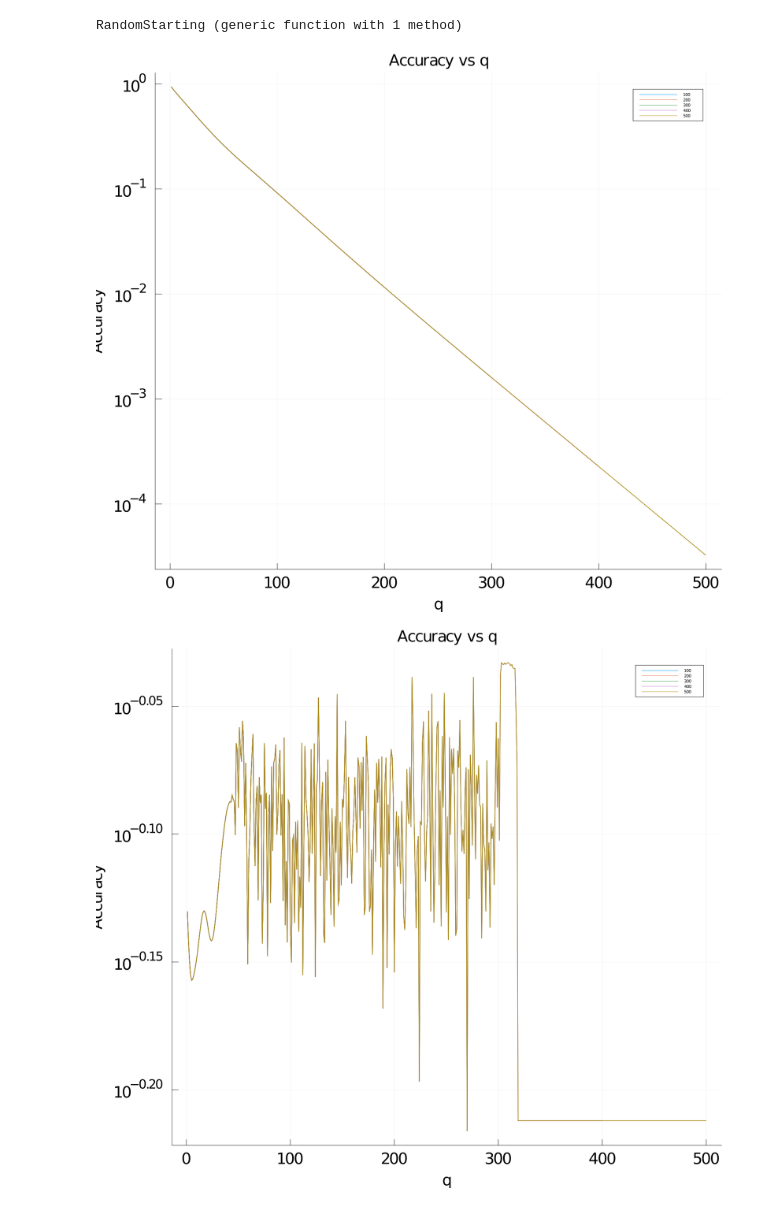
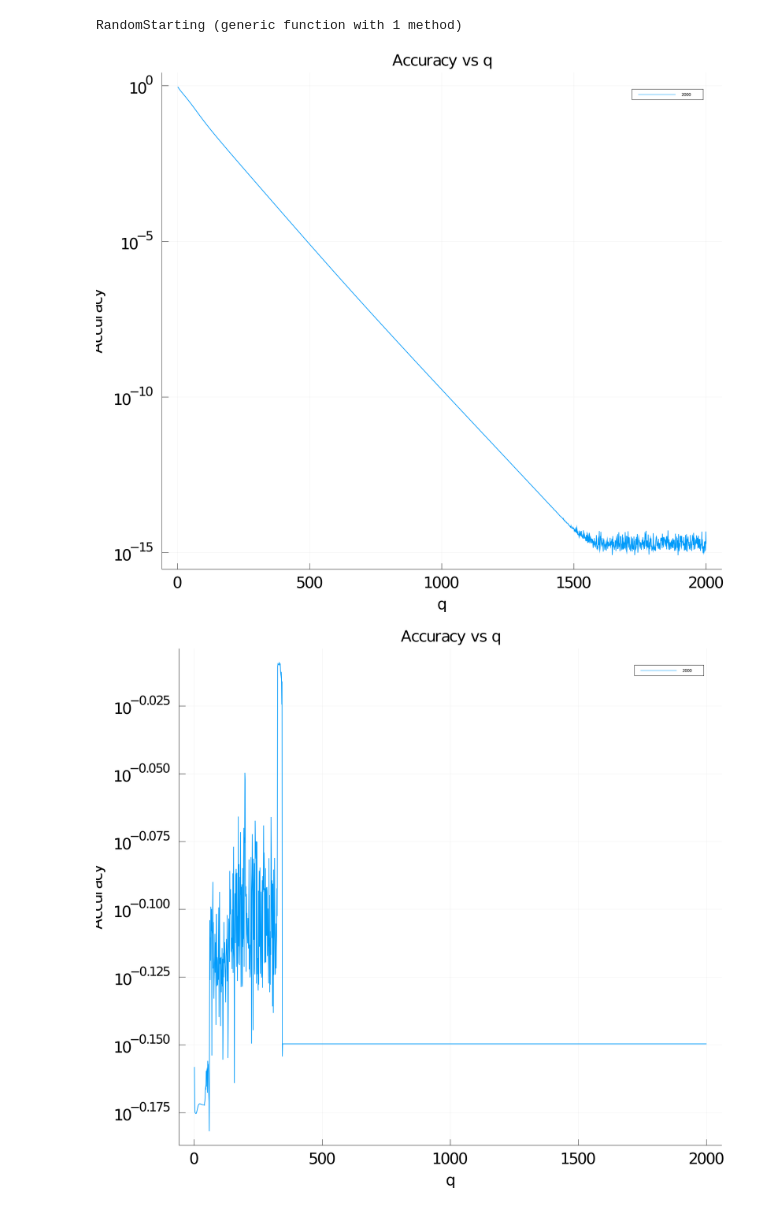
Before and after one commit to ib-nosirov/amsure23, a Jupyter notebook: random-starting.ipynb, the cells around one changed output. Saved outputs shown, nothing was run; the diff lists cells and outputs as text; code cells hidden in the pictures.

```diff
--- a/random-starting.ipynb
+++ b/random-starting.ipynb
@@ -81,7 +82,7 @@ n = 1000
 A = randn(n,n) + diagm(λ)
 b = randn(n)
 ε = 0.001
-q_arr = 100:100:500
+q_arr = 2000
 k = 10
 x_true = A\b
 # random sketch matrix
@@ -94,32 +95,32 @@ for q=q_arr
         title="Accuracy vs q",
         yaxis=:log10,
         xlab="q",
         ylab="Accuracy",
         label=q,
         linewidth=2,
         titlefontsize=30,
         guidefontsize=30,
         tickfontsize=30)
 end
 
 display(p)
 
 p = plot()
 for q=q_arr
     oracle_error = OracleSubspace(A,b,ε,q,k,Pi,x_true)
     plot!(1:length(oracle_error),oracle_error,
         title="Accuracy vs q",
         yaxis=:log10,
         xlab="q",
         ylab="Accuracy",
         label=q,
         linewidth=2,
         titlefontsize=30,
         guidefontsize=30,
         tickfontsize=30)
 end
 
 display(p)
 # %% [output]
-[figure, old version]
+[figure, new version]
-[figure, old version]
+[figure, new version]
```
Also changed, not shown: parts of 1 cell of this notebook.
